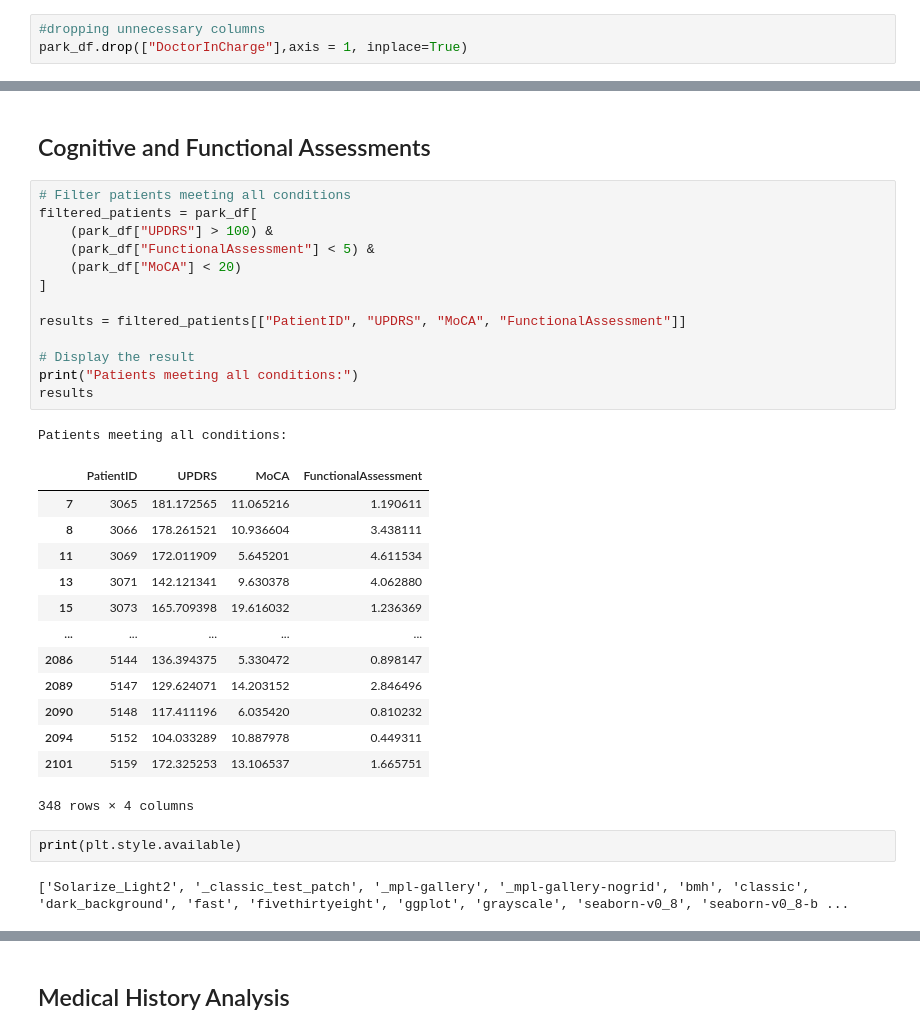
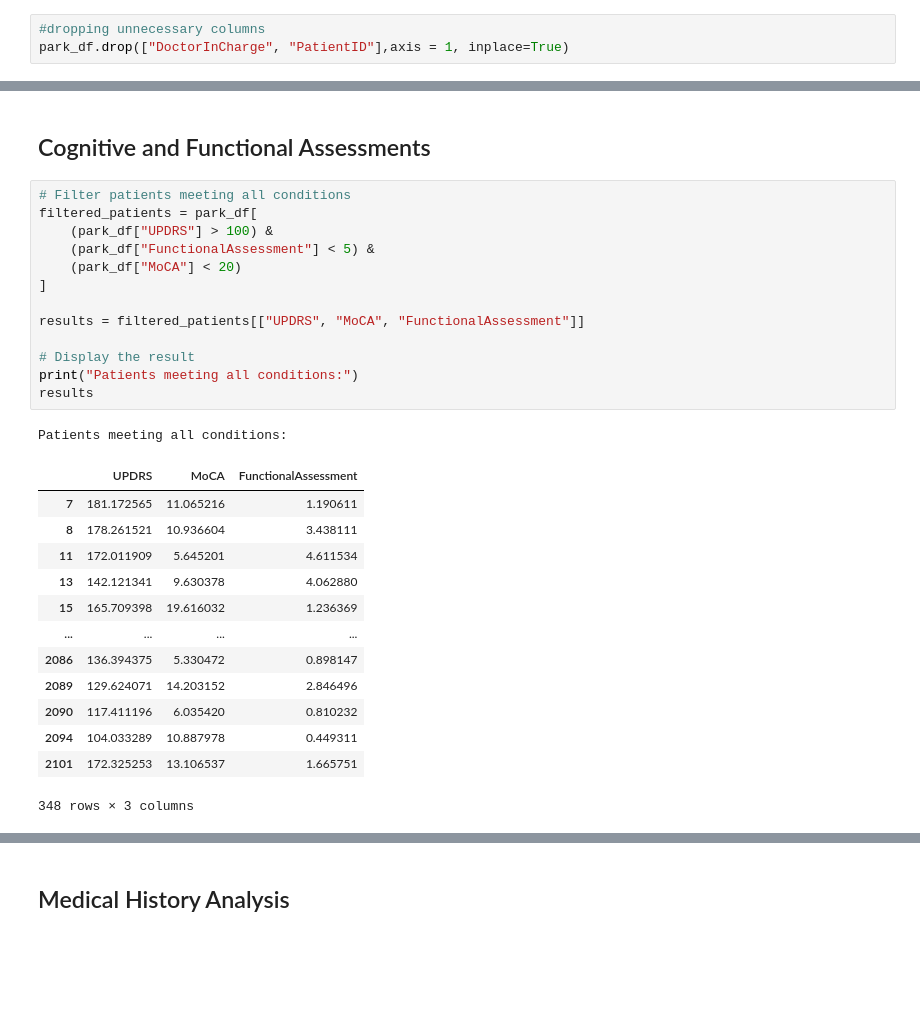
Before and after one commit to rhclark96/Project4Group5, a Jupyter notebook: DataFrame/dieases_analysis.ipynb, the cells around one changed output, grey strips where cells are left out. Cells and saved outputs as stored; diff of their text form; blank space fills up the shorter version.

```diff
--- a/DataFrame/dieases_analysis.ipynb
+++ b/DataFrame/dieases_analysis.ipynb
@@ -44,7 +44,7 @@ Index(['PatientID', 'Age', 'Gender', 'Ethnicity', 'EducationLevel', 'BMI',
       dtype='object')
 # %%
 #dropping unnecessary columns
-park_df.drop(["DoctorInCharge"],axis = 1, inplace=True)
+park_df.drop(["DoctorInCharge", "PatientID"],axis = 1, inplace=True)
 # %%
 #removing duplicates
 park_df.drop_duplicates()
@@ -271,32 +264,28 @@ Diagnosis                  1.000000
 # %%
 # Filter patients meeting all conditions
 filtered_patients = park_df[
     (park_df["UPDRS"] > 100) &
     (park_df["FunctionalAssessment"] < 5) &
     (park_df["MoCA"] < 20)
 ]
 
-results = filtered_patients[["PatientID", "UPDRS", "MoCA", "FunctionalAssessment"]]
+results = filtered_patients[["UPDRS", "MoCA", "FunctionalAssessment"]]
 
 # Display the result
 print("Patients meeting all conditions:")
 results
 # %% [output]
 Patients meeting all conditions:
-|  | PatientID | UPDRS | MoCA | FunctionalAssessment |
-| 7 | 3065 | 181.172565 | 11.065216 | 1.190611 |
-| 8 | 3066 | 178.261521 | 10.936604 | 3.438111 |
-| 11 | 3069 | 172.011909 | 5.645201 | 4.611534 |
-| 13 | 3071 | 142.121341 | 9.630378 | 4.062880 |
-| 15 | 3073 | 165.709398 | 19.616032 | 1.236369 |
-| ... | ... | ... | ... | ... |
-| 2086 | 5144 | 136.394375 | 5.330472 | 0.898147 |
-| 2089 | 5147 | 129.624071 | 14.203152 | 2.846496 |
-| 2090 | 5148 | 117.411196 | 6.035420 | 0.810232 |
-| 2094 | 5152 | 104.033289 | 10.887978 | 0.449311 |
-| 2101 | 5159 | 172.325253 | 13.106537 | 1.665751 |
+|  | UPDRS | MoCA | FunctionalAssessment |
+| 7 | 181.172565 | 11.065216 | 1.190611 |
+| 8 | 178.261521 | 10.936604 | 3.438111 |
+| 11 | 172.011909 | 5.645201 | 4.611534 |
+| 13 | 142.121341 | 9.630378 | 4.062880 |
+| 15 | 165.709398 | 19.616032 | 1.236369 |
+| ... | ... | ... | ... |
+| 2086 | 136.394375 | 5.330472 | 0.898147 |
+| 2089 | 129.624071 | 14.203152 | 2.846496 |
+| 2090 | 117.411196 | 6.035420 | 0.810232 |
+| 2094 | 104.033289 | 10.887978 | 0.449311 |
+| 2101 | 172.325253 | 13.106537 | 1.665751 |
-348 rows × 4 columns
+348 rows × 3 columns
-# %%
-print(plt.style.available)
-# %% [output]
-['Solarize_Light2', '_classic_test_patch', '_mpl-gallery', '_mpl-gallery-nogrid', 'bmh', 'classic', 'dark_background', 'fast', 'fivethirtyeight', 'ggplot', 'grayscale', 'seaborn-v0_8', 'seaborn-v0_8-b ...
```
Also changed, not shown: parts of 16 cells of this notebook, 5 other files.
